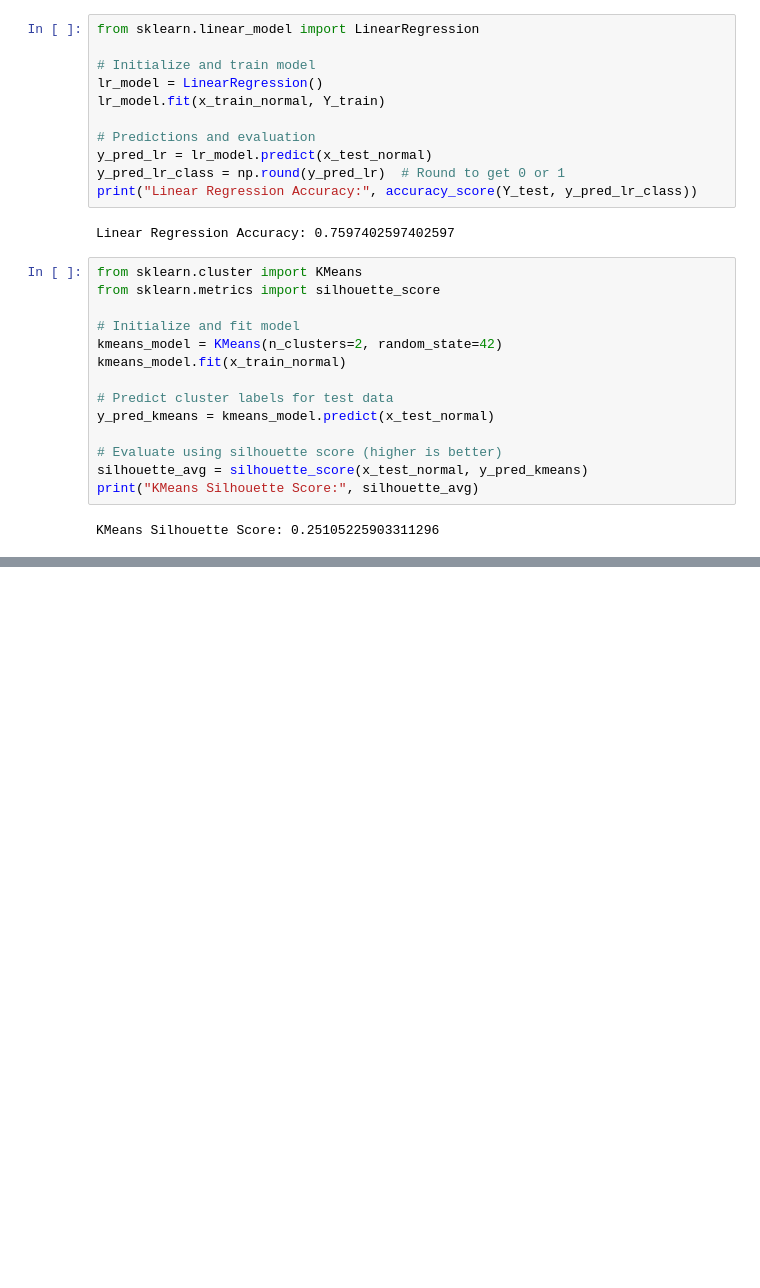
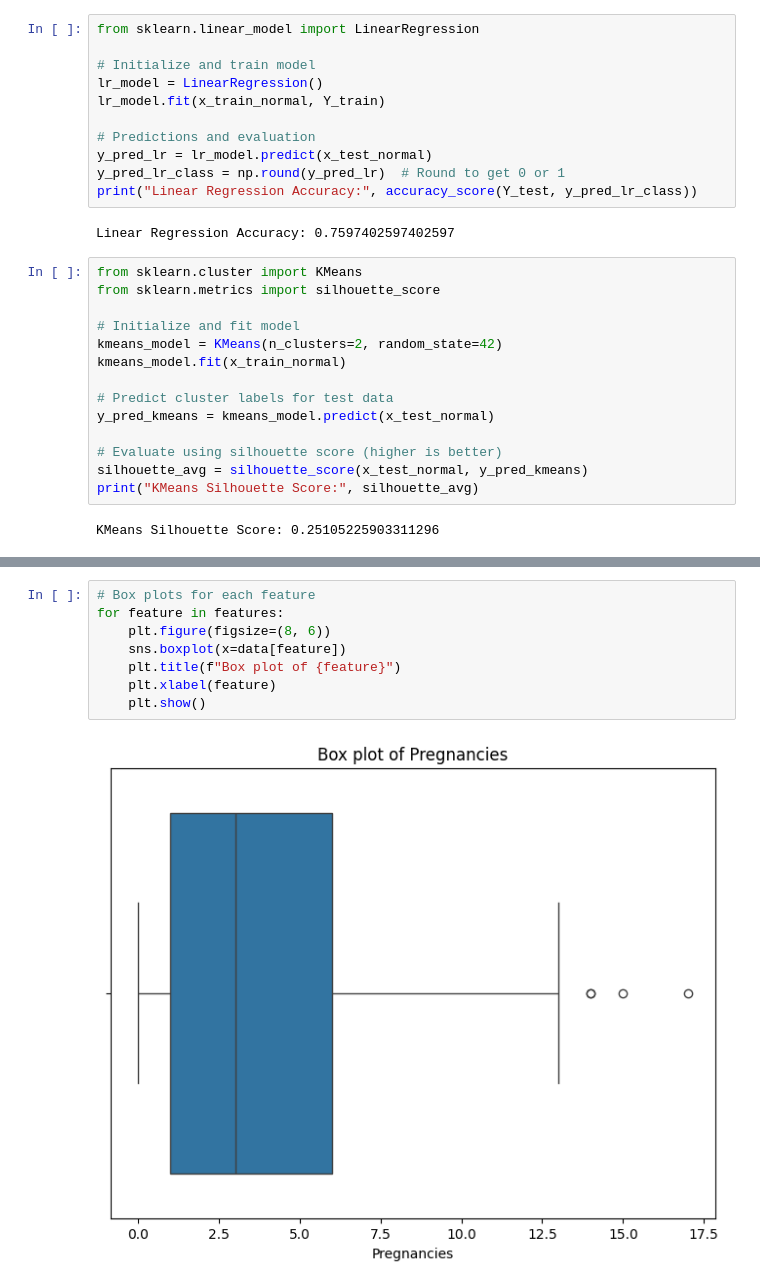
Before and after one commit to Himanshu420247/DiaScan, a Jupyter notebook: Diabetes.ipynb, the cells around one changed output, grey strips where cells are left out. Saved outputs shown, nothing was run; the diff lists cells and outputs as text; blank space fills up the shorter version.

```diff
--- a/Diabetes.ipynb
+++ b/Diabetes.ipynb
@@ -219,0 +242,10 @@ KMeans Silhouette Score: 0.25105225903311296
+# %%
+# Box plots for each feature
+for feature in features:
+    plt.figure(figsize=(8, 6))
+    sns.boxplot(x=data[feature])
+    plt.title(f"Box plot of {feature}")
+    plt.xlabel(feature)
+    plt.show()
+# %% [output]
+[figure, added]
```
Also changed, not shown: parts of 12 cells of this notebook.
